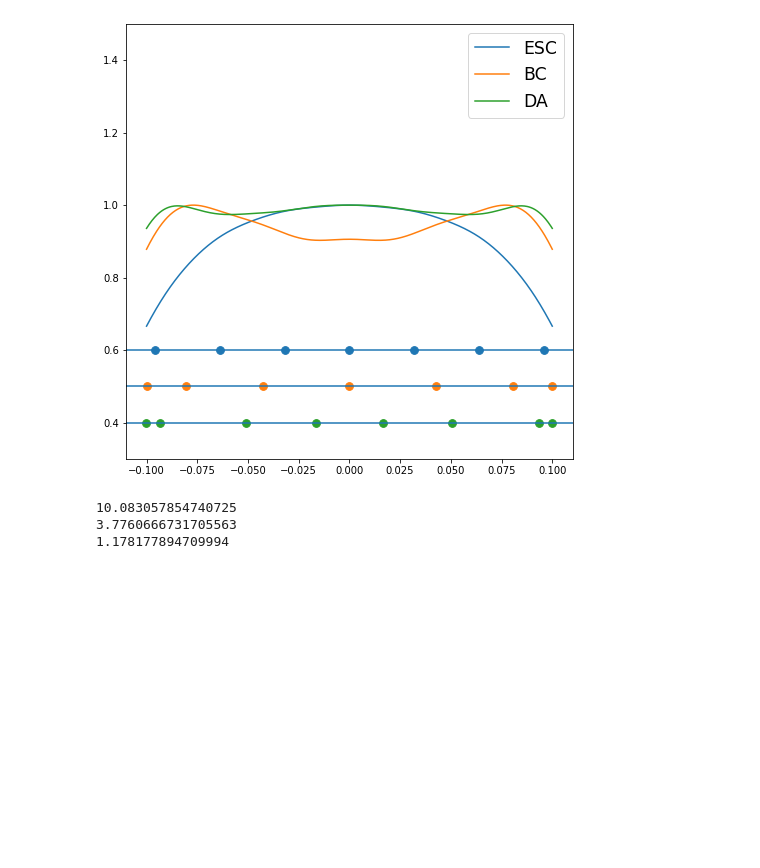
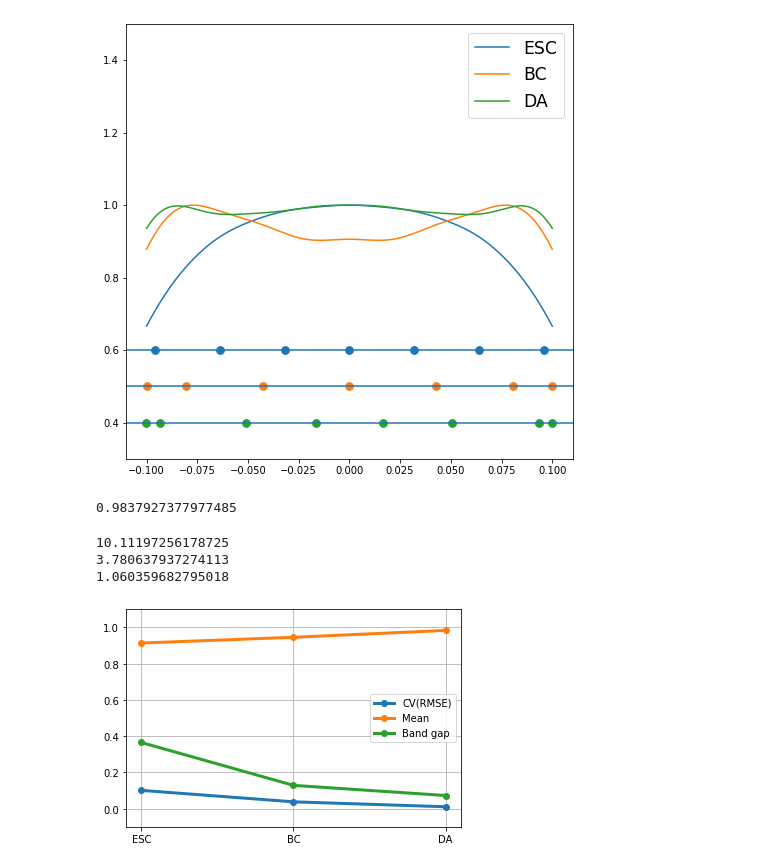
Before and after one commit to HYUNSEONG-KIM/UILC, a Jupyter notebook: docs/usage_low_s.ipynb, the cells around one changed output. Saved outputs shown, nothing was run; the diff lists cells and outputs as text; code cells hidden in the pictures; blank space fills up the shorter version.

Commit message:
update and add images

```diff
--- a/docs/usage_low_s.ipynb
+++ b/docs/usage_low_s.ipynb
@@ -373,11 +382,40 @@ plt.legend()
 plt.show()
 # %% [output]
 [figure]
+# %%
+rmse_esc = esc_y.std() / esc_y.mean()
+rmse_bc  = bc_y.std() / bc_y.mean()
+rmse_da = nnls_y.std() / nnls_y.mean()
+# %%
+nnls_y.mean()
+# %% [output]
+0.9837927377977485
+# %%
+def get_d(a):
+    return (a.max() - a.min())/a.mean()
 # %%
 print(rmse_esc*100)
 print(rmse_bc*100)
 print(rmse_da*100)
 # %% [output]
-10.083057854740725
-3.7760666731705563
-1.178177894709994
+10.11197256178725
+3.780637937274113
+1.060359682795018
+# %%
+rmse_value = np.array([rmse_esc, rmse_bc,rmse_da])
+mean_value = np.array([esc_y.mean(), bc_y.mean(), nnls_y.mean()])
+d_value = np.array([get_d(esc_y), get_d(bc_y), get_d(nnls_y)])
+x_value = np.array(['ESC', 'BC', 'DA'])
+
+linewidth = 3
+plt.plot(x_value, rmse_value, marker='o', linewidth=linewidth , label='CV(RMSE)')
+plt.plot(x_value, mean_value, marker='o', linewidth=linewidth , label='Mean')
+plt.plot(x_value, d_value, marker='o', linewidth=linewidth , label='Band gap')
+
+plt.ylim(-0.1, 1.1)
+plt.grid()
+plt.legend()
+
+plt.savefig('compare.png', transparent=True)
+# %% [output]
+[figure, added]
```
Also changed, not shown: parts of 10 cells of this notebook, 7 other files.
